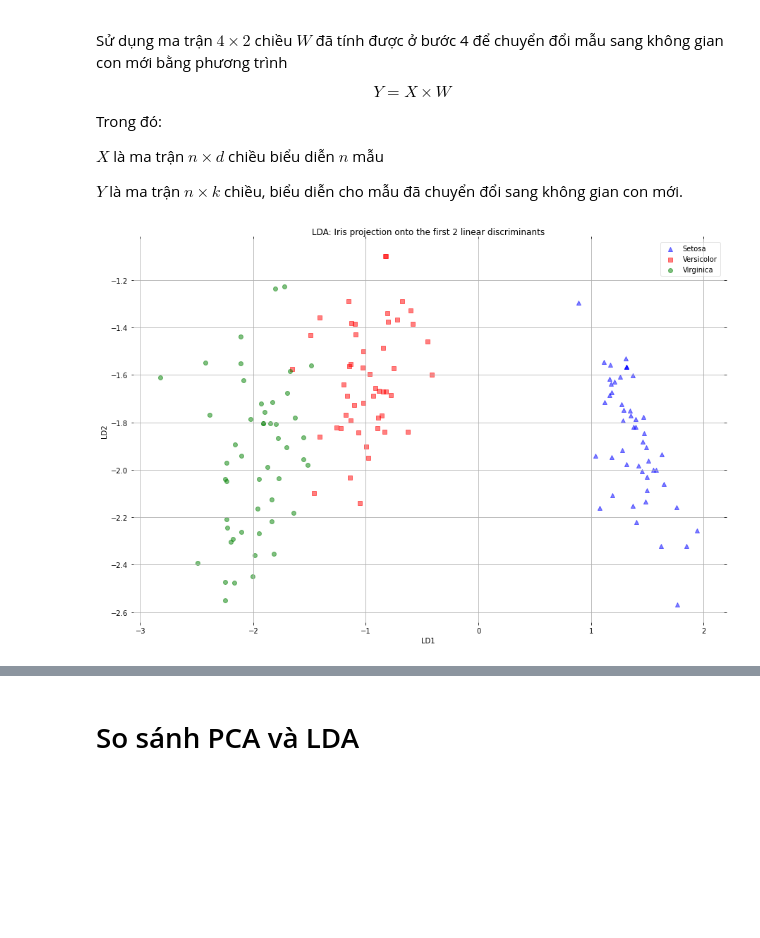
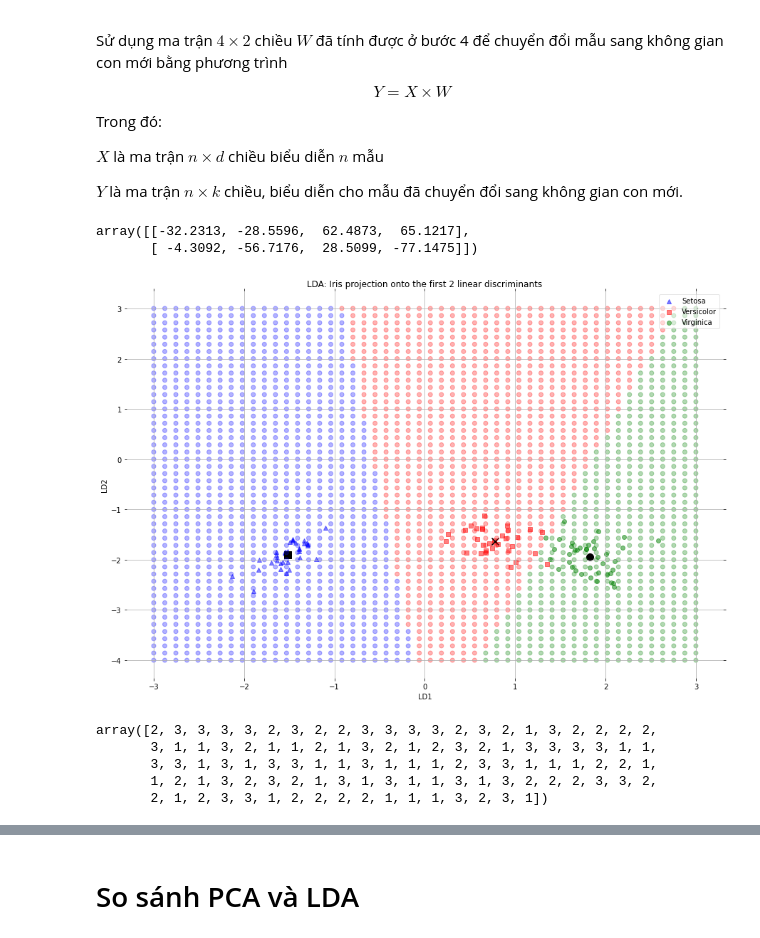
Before and after one commit to cq2018-pttkdlnb-1823/iris-lda, a Jupyter notebook: notebook.ipynb, the cells around one changed output, grey strips where cells are left out. Saved outputs shown, nothing was run; the diff lists cells and outputs as text; code cells hidden in the pictures; blank space fills up the shorter version.

```diff
--- a/notebook.ipynb
+++ b/notebook.ipynb
@@ -106,6 +151,6 @@ np.set_printoptions(precision=4)
 
 mean_vectors = []
 for cl in range(1,4):
-    mean_vectors.append(np.mean(X[y==cl], axis=0))
+    mean_vectors.append(np.mean(X_train[y_train==cl], axis=0))
     print('Mean Vector class %s: %s\n' %(cl, mean_vectors[cl-1]))
 # %% [output]
@@ -144,7 +189,7 @@ Tuy nhiên, các không gian trị riêng kết quả sẽ giống hệt nhau (v
 S_W = np.zeros((4,4))
 for cl,mv in zip(range(1,4), mean_vectors):
     class_sc_mat = np.zeros((4,4))                  # ma trận phân tán cho mọi lớp
-    for row in X[y == cl]:
+    for row in X_train[y_train == cl]:
         row, mv = row.reshape(4,1), mv.reshape(4,1) # tạo vectors cột
         class_sc_mat += (row-mv).dot((row-mv).T)
     S_W += class_sc_mat                             # tính tổng ma trận phân tán lớp
@@ -166,11 +211,11 @@ Trong đó:
 
 $m$ là là trung bình tổng thể, và $m_i$ và $N_i$ lần lượt là trung bình mẫu và kích thước mẫu các lớp tương ứng
 # %%
-overall_mean = np.mean(X, axis=0)
+overall_mean = np.mean(X_train, axis=0)
 
 S_B = np.zeros((4,4))
 for i,mean_vec in enumerate(mean_vectors):
-    n = X[y==i+1,:].shape[0]
+    n = X_train[y_train==i+1,:].shape[0]
     mean_vec = mean_vec.reshape(4,1) # make column vector
     overall_mean = overall_mean.reshape(4,1) # make column vector
     S_B += n * (mean_vec - overall_mean).dot((mean_vec - overall_mean).T)
@@ -296,44 +338,87 @@ $X$ là ma trận $n \times d$ chiều biểu diễn $n$ mẫu
 $Y$ là ma trận $n \times k$ chiều, biểu diễn cho mẫu đã chuyển đổi sang không gian con mới.
 # %%
 ## Step 5: Transforming the samples onto the new subspace
-X_lda = X.dot(W)
-assert X_lda.shape == (150,2), "The matrix is not 150x2 dimensional."
+X_lda = X_train.dot(W)
+assert X_lda.shape == (105,2), "The matrix is not 105x2 dimensional."
+# %%
+W = W.real.T
+W * 100
+# %% [output]
+array([[-32.2313, -28.5596,  62.4873,  65.1217],
+       [ -4.3092, -56.7176,  28.5099, -77.1475]])
 # %%
+from sklearn.neighbors import KNeighborsClassifier
+from sklearn.discriminant_analysis import LinearDiscriminantAnalysis
+lda = LinearDiscriminantAnalysis()
+lda_object = lda.fit(X_train, y_train)
+
 def plot_step_lda():
-
     ax = plt.subplot(111)
     for label,marker,color in zip(
         range(1,4),('^', 's', 'o'),('blue', 'red', 'green')):
 
-        plt.scatter(x=X_lda[:,0].real[y == label],
-                y=X_lda[:,1].real[y == label],
+        plt.scatter(x=X_lda[:,0].real[y_train == label],
+                y=X_lda[:,1].real[y_train == label],
                 marker=marker,
                 color=color,
                 alpha=0.5,
                 label=label_dict[label]
                 )
+
+
+    # Plot the voroni spaces
+    means = []
+
+    for m,target in zip(['s','x','o'],np.unique(y_train)):
+        means.append(np.mean(X_lda.real[y_train==target],axis=0))
+        plt.scatter(np.mean(X_lda.real[y_train==target],axis=0)[0],np.mean(X_lda.real[y_train==target],axis=0)[1],marker=m,c='black',s=100)
+
+        mesh_x, mesh_y = np.meshgrid(np.linspace(-3,3),np.linspace(-4,3))
+        mesh = []
+
+
+    for i in range(len(mesh_x)):
+        for j in range(len(mesh_x[0])):
+            date = [mesh_x[i][j],mesh_y[i][j]]
+            mesh.append((mesh_x[i][j],mesh_y[i][j]))
+
+
+    NN = KNeighborsClassifier(n_neighbors=1)
+    NN.fit(means,['b','r','g'])
+    predictions = NN.predict(np.array(mesh))
+
+    plt.scatter(np.array(mesh)[:,0],np.array(mesh)[:,1],color=predictions,alpha=0.3)
+
 
     plt.xlabel('LD1')
     plt.ylabel('LD2')
 
     leg = plt.legend(loc='upper right', fancybox=True)
     leg.get_frame().set_alpha(0.5)
     plt.title('LDA: Iris projection onto the first 2 linear discriminants')
 
     # hide axis ticks
     plt.tick_params(axis="both", which="both", bottom="off", top="off",
             labelbottom="on", left="off", right="off", labelleft="on")
 
     # remove axis spines
     ax.spines["top"].set_visible(False)
     ax.spines["right"].set_visible(False)
     ax.spines["bottom"].set_visible(False)
     ax.spines["left"].set_visible(False)
-
     plt.grid()
     plt.tight_layout
     plt.show()
+
 plt.figure(figsize=(15,10))
 plot_step_lda()
 # %% [output]
-[figure, old version]
+[figure, new version]
+# %%
+y_train
+# %% [output]
+array([2, 3, 3, 3, 3, 2, 3, 2, 2, 3, 3, 3, 3, 2, 3, 2, 1, 3, 2, 2, 2, 2,
+       3, 1, 1, 3, 2, 1, 1, 2, 1, 3, 2, 1, 2, 3, 2, 1, 3, 3, 3, 3, 1, 1,
+       3, 3, 1, 3, 1, 3, 3, 1, 1, 3, 1, 1, 1, 2, 3, 3, 1, 1, 1, 2, 2, 1,
+       1, 2, 1, 3, 2, 3, 2, 1, 3, 1, 3, 1, 1, 3, 1, 3, 2, 2, 2, 3, 3, 2,
+       2, 1, 2, 3, 3, 1, 2, 2, 2, 2, 1, 1, 1, 3, 2, 3, 1])
```
Also changed, not shown: parts of 27 cells of this notebook, 2 other files.
